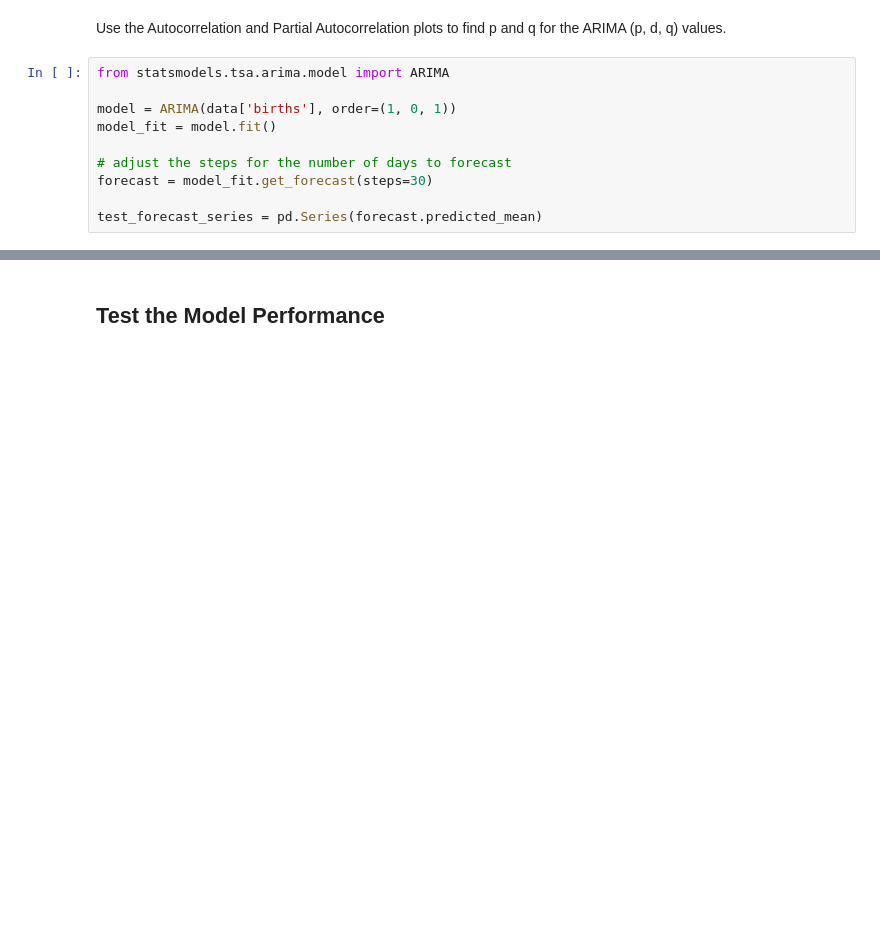
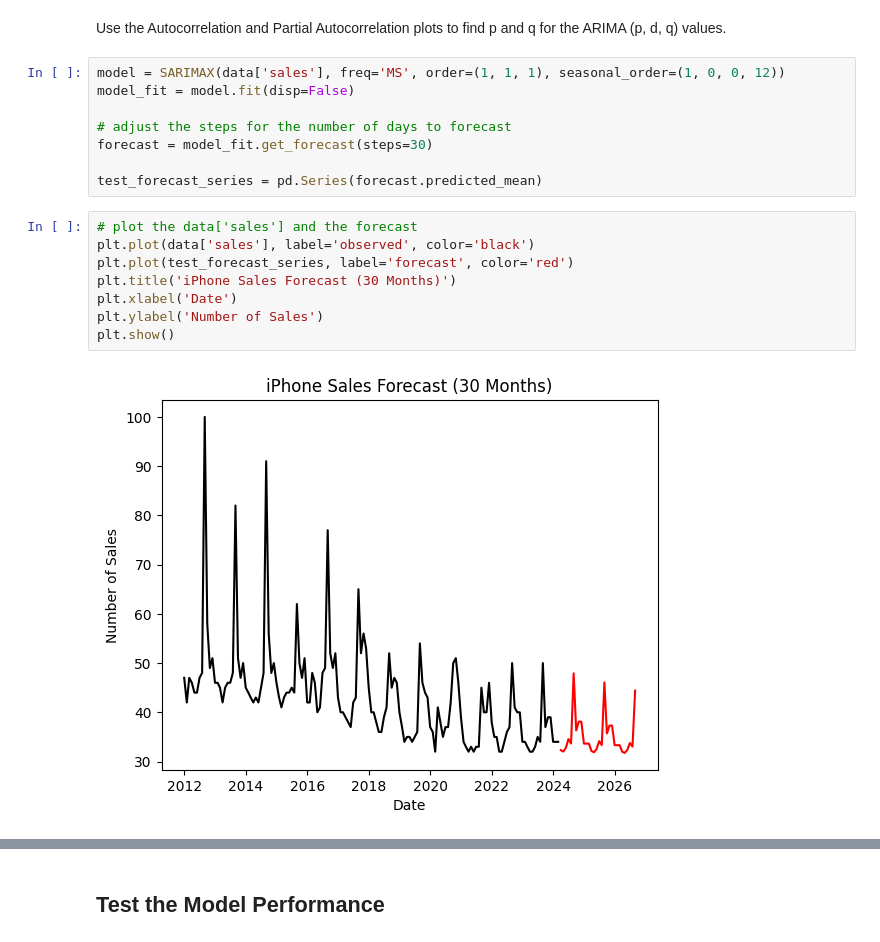
Before and after one commit to dagartga/ARIMA_Simple_Forecast, a Jupyter notebook: iphone-sales-forecasting.ipynb, the cells around one changed output, grey strips where cells are left out. Saved outputs shown, nothing was run; the diff lists cells and outputs as text; blank space fills up the shorter version.

```diff
--- a/iphone-sales-forecasting.ipynb
+++ b/iphone-sales-forecasting.ipynb
@@ -98,15 +100,23 @@ plt.show()
 # %% [markdown]
 Use the Autocorrelation and Partial Autocorrelation plots to find p and q for the ARIMA (p, d, q) values.
 # %%
-from statsmodels.tsa.arima.model import ARIMA
-
-model = ARIMA(data['births'], order=(1, 0, 1))
-model_fit = model.fit()
+model = SARIMAX(data['sales'], freq='MS', order=(1, 1, 1), seasonal_order=(1, 0, 0, 12))
+model_fit = model.fit(disp=False)
 
 # adjust the steps for the number of days to forecast
 forecast = model_fit.get_forecast(steps=30)
 
 test_forecast_series = pd.Series(forecast.predicted_mean)
+# %%
+# plot the data['sales'] and the forecast
+plt.plot(data['sales'], label='observed', color='black')
+plt.plot(test_forecast_series, label='forecast', color='red')
+plt.title('iPhone Sales Forecast (30 Months)')
+plt.xlabel('Date')
+plt.ylabel('Number of Sales')
+plt.show()
+# %% [output]
+[figure, added]
 # %%
 # view the forecast
 print("Min Training Date:", data.index.min())
```
Also changed, not shown: parts of 7 cells of this notebook.
